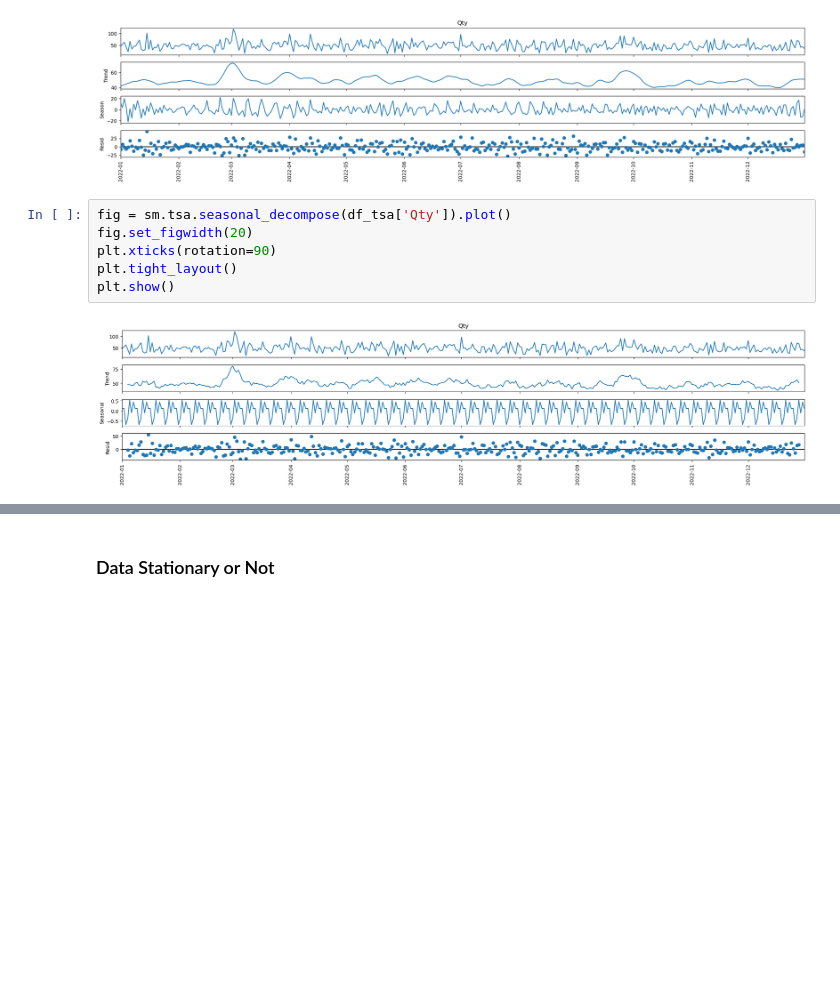
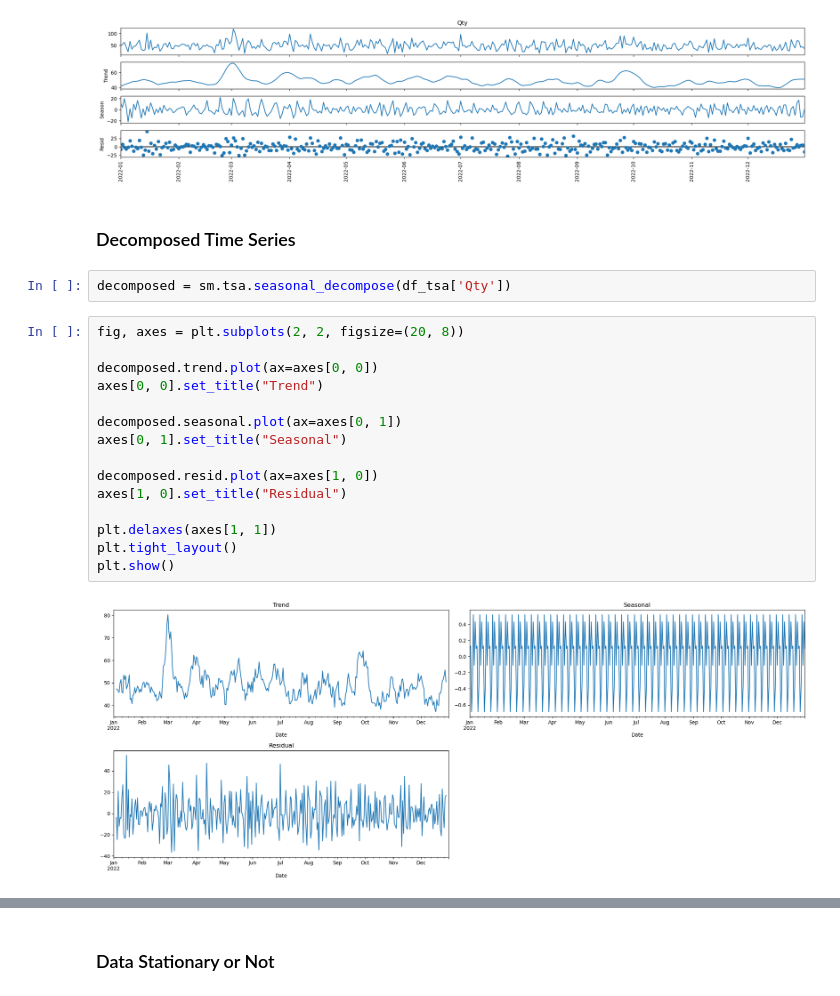
Before and after one commit to Faridwm/PBI_Rakamin-X-Kalbe_Data-Scientist, a Jupyter notebook: PBI ML.ipynb, the cells around one changed output, grey strips where cells are left out. Cells and saved outputs as stored; diff of their text form; blank space fills up the shorter version.

```diff
--- a/PBI ML.ipynb
+++ b/PBI ML.ipynb
@@ -421,11 +431,24 @@ plt.tight_layout()
 plt.show()
 # %% [output]
 [figure]
-# %%
-fig = sm.tsa.seasonal_decompose(df_tsa['Qty']).plot()
-fig.set_figwidth(20)
-plt.xticks(rotation=90)
-plt.tight_layout()
-plt.show()
-# %% [output]
-[figure, removed]
+# %% [markdown]
+### Decomposed Time Series
+# %%
+decomposed = sm.tsa.seasonal_decompose(df_tsa['Qty'])
+# %%
+fig, axes = plt.subplots(2, 2, figsize=(20, 8))
+
+decomposed.trend.plot(ax=axes[0, 0])
+axes[0, 0].set_title("Trend")
+
+decomposed.seasonal.plot(ax=axes[0, 1])
+axes[0, 1].set_title("Seasonal")
+
+decomposed.resid.plot(ax=axes[1, 0])
+axes[1, 0].set_title("Residual")
+
+plt.delaxes(axes[1, 1])
+plt.tight_layout()
+plt.show()
+# %% [output]
+[figure, added]
```
Also changed, not shown: parts of 60 cells of this notebook, 5 other files.
